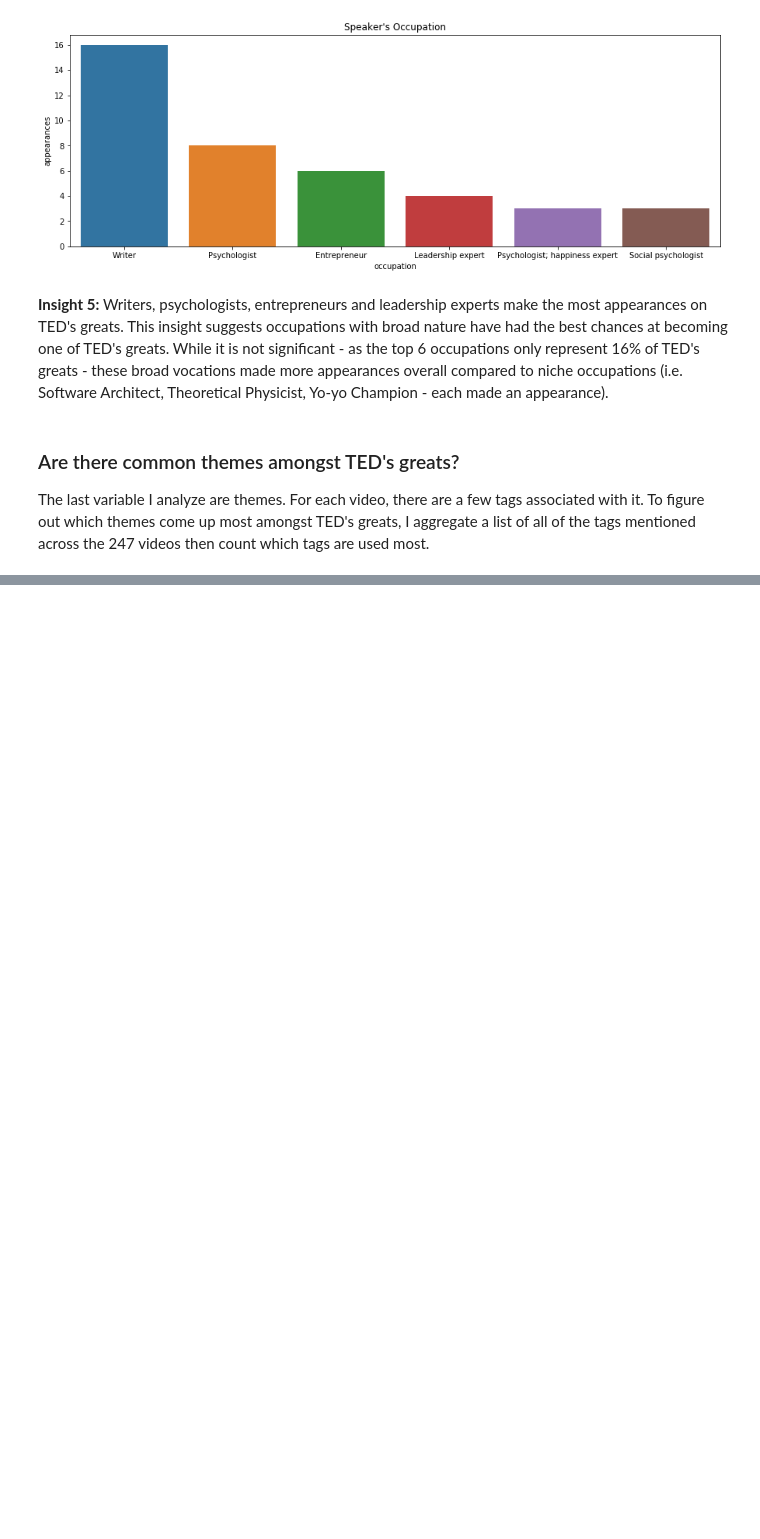
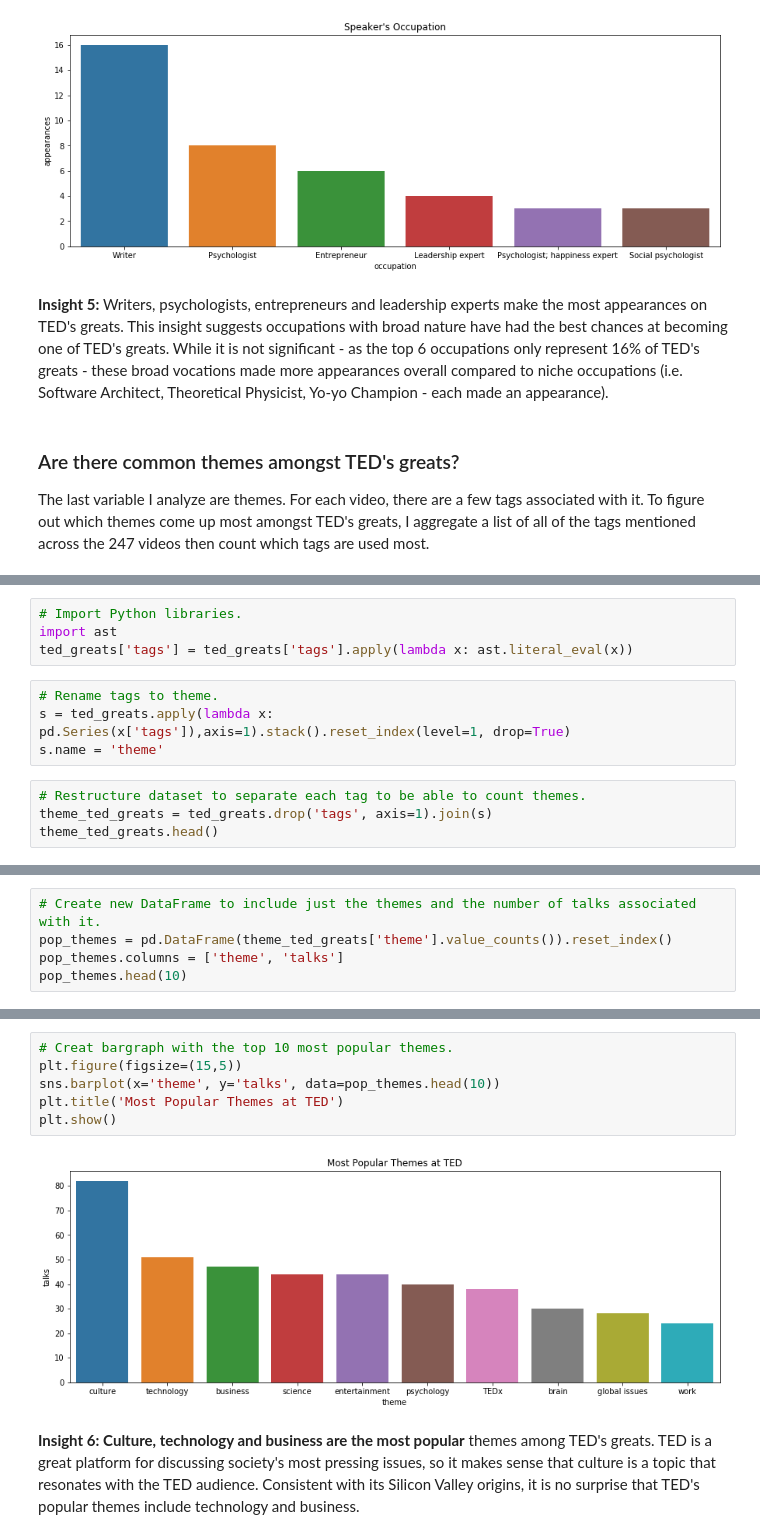
Before and after one commit to akim2034/Thinkful-, a Jupyter notebook: TED+Talk+Analysis+-+Andrew+Kim+-+Prep+Capstone+Project.ipynb, the cells around one changed output, grey strips where cells are left out. Cells and saved outputs as stored; diff of their text form; blank space fills up the shorter version.

```diff
--- a/TED+Talk+Analysis+-+Andrew+Kim+-+Prep+Capstone+Project.ipynb
+++ b/TED+Talk+Analysis+-+Andrew+Kim+-+Prep+Capstone+Project.ipynb
@@ -249,0 +219,12 @@ themes, count
+# %%
+# Import Python libraries.
+import ast
+ted_greats['tags'] = ted_greats['tags'].apply(lambda x: ast.literal_eval(x))
+# %%
+# Rename tags to theme.
+s = ted_greats.apply(lambda x: pd.Series(x['tags']),axis=1).stack().reset_index(level=1, drop=True)
+s.name = 'theme'
+# %%
+# Restructure dataset to separate each tag to be able to count themes.
+theme_ted_greats = ted_greats.drop('tags', axis=1).join(s)
+theme_ted_greats.head()
@@ -249,0 +243,5 @@ themes, count
+# %%
+# Create new DataFrame to include just the themes and the number of talks associated with it.
+pop_themes = pd.DataFrame(theme_ted_greats['theme'].value_counts()).reset_index()
+pop_themes.columns = ['theme', 'talks']
+pop_themes.head(10)
@@ -250,3 +260,13 @@ themes, count
+# %%
+# Creat bargraph with the top 10 most popular themes.
+plt.figure(figsize=(15,5))
+sns.barplot(x='theme', y='talks', data=pop_themes.head(10))
+plt.title('Most Popular Themes at TED')
+plt.show()
+# %% [output]
+[figure, added]
+# %% [markdown]
+**Insight 6:** **Culture, technology and business are the most popular** themes among TED's greats. TED is a great platform for discussing society's most pressing issues, so it makes sense that culture is a topic that resonates with the TED audience. Consistent with its Silicon Valley origins, it is no surprise that TED's popular themes include technology and business.
 # %% [markdown]
 ### Findings:
 After analyzing the relationship between a number of variables and outcomes, here are our findings:
```
Also changed, not shown: parts of 7 cells of this notebook.
